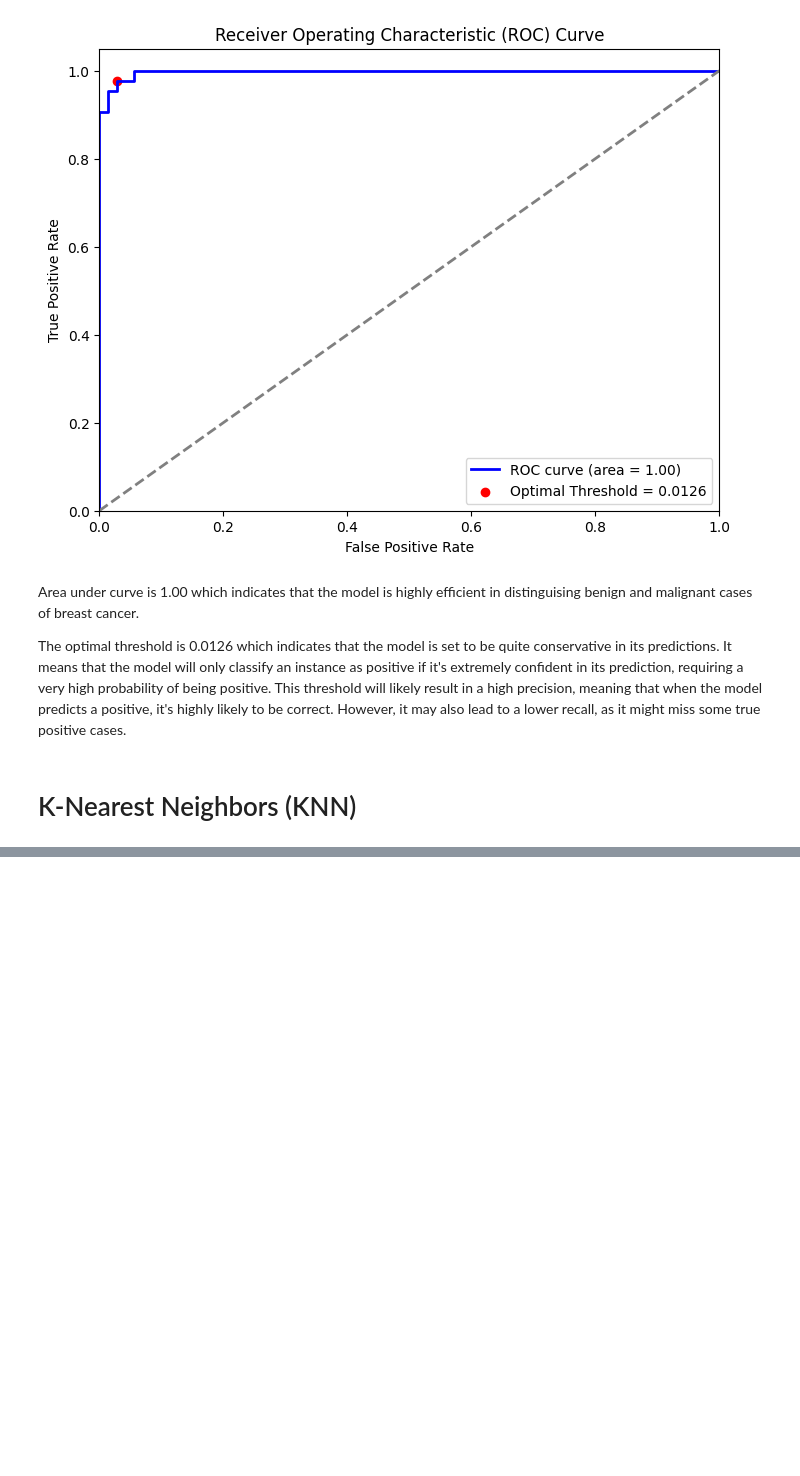
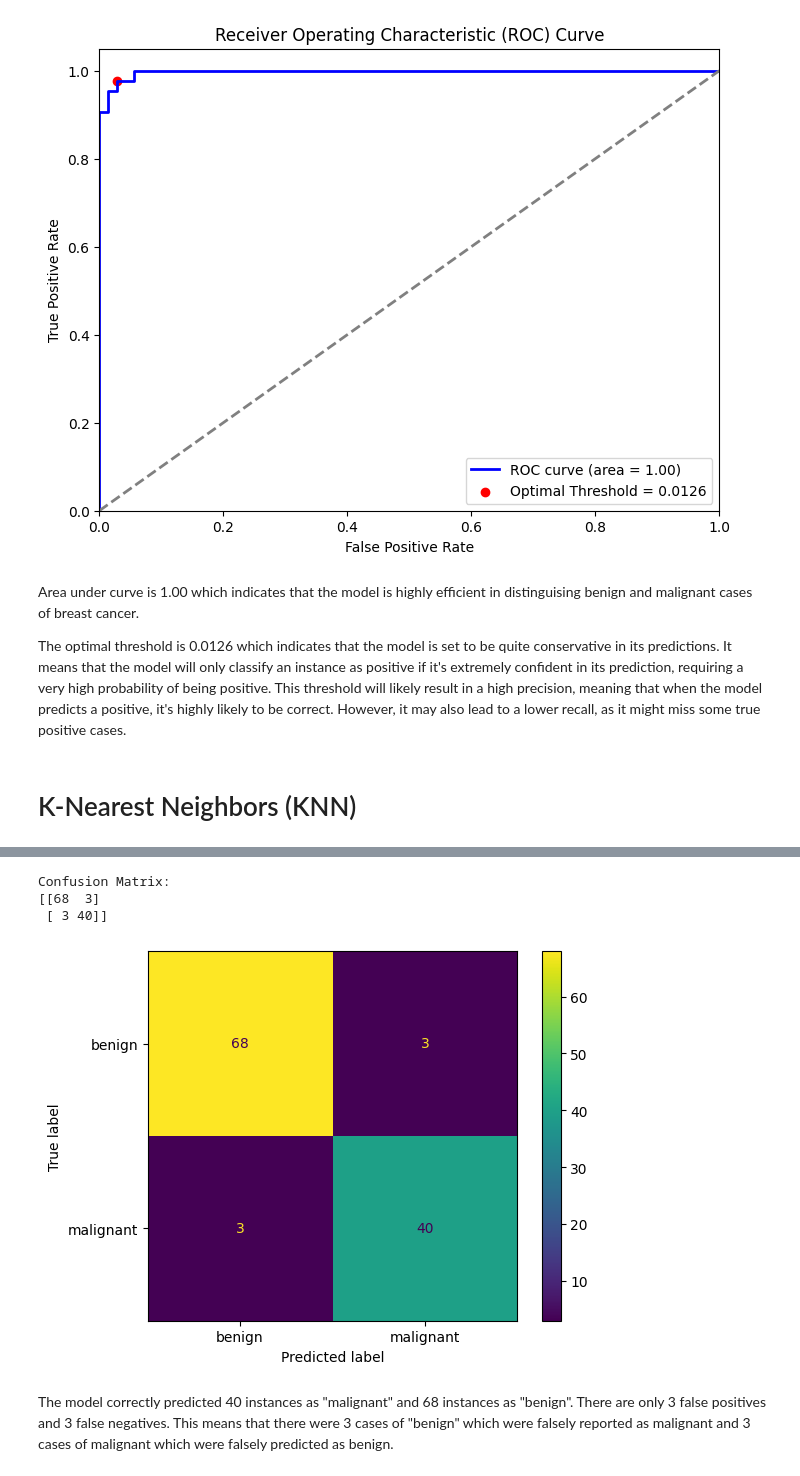
Before and after one commit to Angana007/machine_learning_classwork, a Jupyter notebook: classwork_classification_models_breast_cancer_dataset.ipynb, the cells around one changed output, grey strips where cells are left out. Saved outputs shown, nothing was run; the diff lists cells and outputs as text; code cells hidden in the pictures; blank space fills up the shorter version.

```diff
--- a/classwork_classification_models_breast_cancer_dataset.ipynb
+++ b/classwork_classification_models_breast_cancer_dataset.ipynb
@@ -413,3 +413,15 @@ Area under curve is 1.00 which indicates that the model is highly efficient in d
 The optimal threshold is 0.0126 which indicates that the model is set to be quite conservative in its predictions. It means that the model will only classify an instance as positive if it's extremely confident in its prediction, requiring a very high probability of being positive. This threshold will likely result in a high precision, meaning that when the model predicts a positive, it's highly likely to be correct. However, it may also lead to a lower recall, as it might miss some true positive cases.
 # %% [markdown]
 # K-Nearest Neighbors (KNN)
+# %%
+from sklearn.neighbors import KNeighborsClassifier
+
+pipeline_knn = Pipeline([
+    ('scaler', StandardScaler()),   # Standardize the data
+    ('knn', KNeighborsClassifier(n_neighbors=3)) # KNN classifier
+])
+pipeline_knn.fit(x_train, y_train)
+
+# Predict on the training and testing set
+y_pred_train_knn = pipeline_knn.predict(x_train)
+y_pred_test_knn = pipeline_knn.predict(x_test)
@@ -415,0 +456,18 @@ The optimal threshold is 0.0126 which indicates that the model is set to be quit
+# %%
+# Print confusion matrix
+conf_matrix_knn = confusion_matrix(y_test, y_pred_test_knn)
+print("Confusion Matrix:")
+print(conf_matrix_knn)
+
+# Heatmap visualization for confusion matrix
+cm_display = ConfusionMatrixDisplay(confusion_matrix = conf_matrix_knn, display_labels = ["benign", "malignant"])
+# display matrix
+cm_display.plot()
+plt.show()
+# %% [output]
+Confusion Matrix:
+[[68  3]
+ [ 3 40]]
+[figure, added]
+# %% [markdown]
+The model correctly predicted 40 instances as "malignant" and 68 instances as "benign". There are only 3 false positives and 3 false negatives. This means that there were 3 cases of "benign" which were falsely reported as malignant and 3 cases of malignant which were falsely predicted as benign.
```
Also changed, not shown: parts of 24 cells of this notebook.
